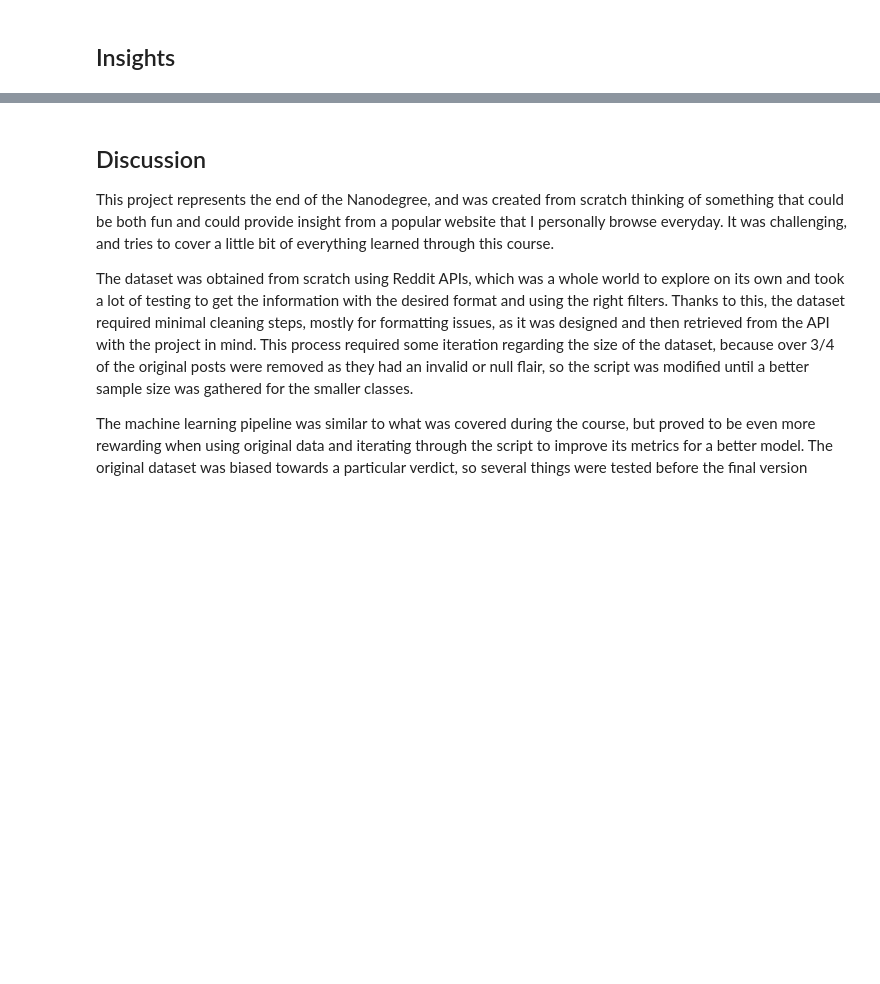
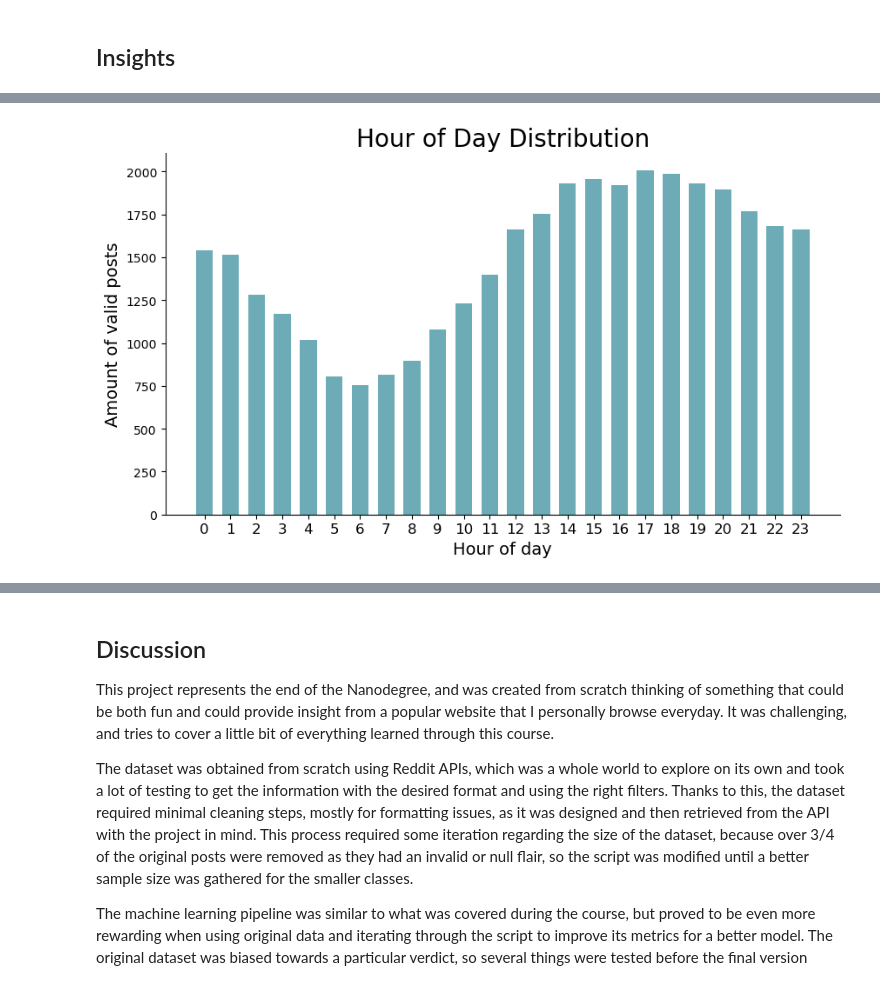
Before and after one commit to lona9/AITA-Predictor, a Jupyter notebook: AITA Predictor.ipynb, the cells around one changed output, grey strips where cells are left out. Drawn from its saved outputs; the diff is of its cells as text; code cells hidden in the pictures; blank space fills up the shorter version.

```diff
--- a/AITA Predictor.ipynb
+++ b/AITA Predictor.ipynb
@@ -237,0 +244,22 @@ sns.despine();
+# %%
+hour_distribution = clean_df.groupby('hour_of_day').id.count().values
+# %%
+## general parameters for plotting
+legends = clean_df.groupby('hour_of_day').id.count().index
+ind = np.arange(len(hour_distribution))
+ticks = np.arange(len(legends))
+width = 0.65
+# %%
+## plotting
+plt.figure(figsize=(10,5.5), dpi=100)
+plt.bar(ind, hour_distribution, width, label = "Percentage of posts", color=(0.33, 0.62, 0.67, 0.85))
+
+plt.ylabel('Amount of valid posts', fontsize=14)
+plt.xlabel('Hour of day', fontsize=14)
+plt.title('Hour of Day Distribution', fontsize=20)
+locations = ticks
+plt.xticks(locations, legends, fontsize=12)
+plt.yticks()
+sns.despine();
+# %% [output]
+[figure, added]
```
Also changed, not shown: parts of 38 cells of this notebook, 2 other files.
